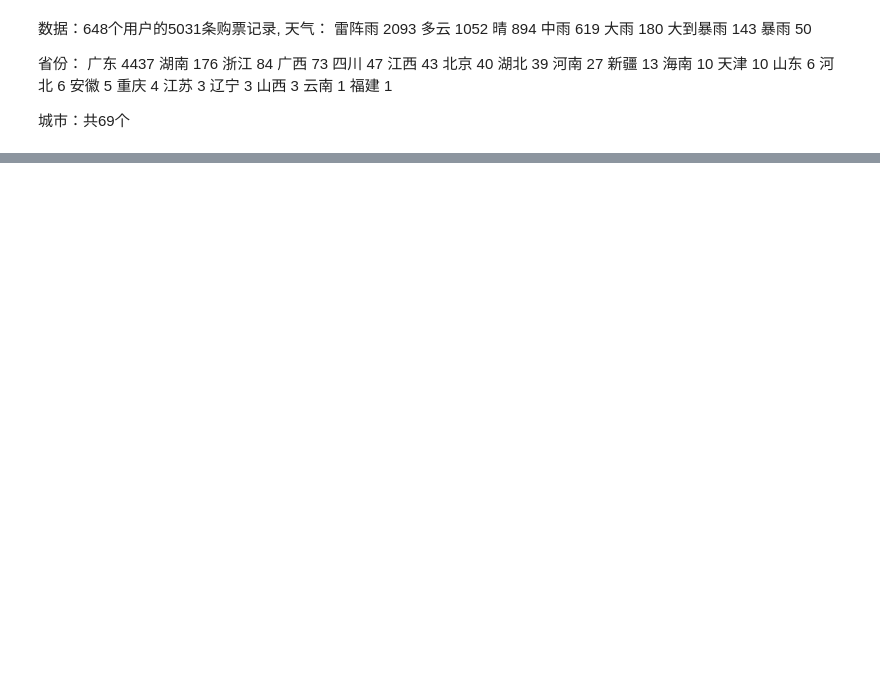
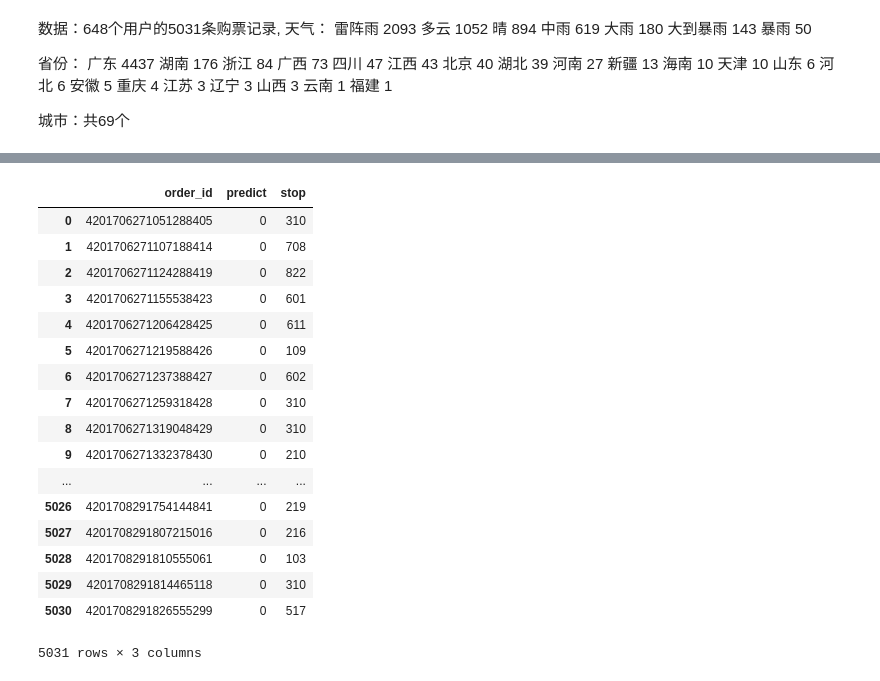
Before and after one commit to Akirara/GraduationDesign, a Jupyter notebook: manuscript.ipynb, the cells around one changed output, grey strips where cells are left out. Drawn from its saved outputs; the diff is of its cells as text; code cells hidden in the pictures; blank space fills up the shorter version.

```diff
--- a/manuscript.ipynb
+++ b/manuscript.ipynb
@@ -123,0 +156,35 @@ trade_record
+# %%
+def get_result(data):
+    tmp = []
+    for name, df in data.groupby('order_id'):
+        index = df['predict'].idxmax()
+        tmp.append([name, df['predict'][index], df['stop'][index]])
+    res = pd.DataFrame()
+    res = res.append(tmp)
+    res.rename(columns={0:'order_id', 1:'predict', 2:'stop'}, inplace=True)
+    return res
+# %%
+data['predict'] = 0
+# %%
+res = get_result(data)
+# %%
+res
+# %% [output]
+|  | order_id | predict | stop |
+| 0 | 4201706271051288405 | 0 | 310 |
+| 1 | 4201706271107188414 | 0 | 708 |
+| 2 | 4201706271124288419 | 0 | 822 |
+| 3 | 4201706271155538423 | 0 | 601 |
+| 4 | 4201706271206428425 | 0 | 611 |
+| 5 | 4201706271219588426 | 0 | 109 |
+| 6 | 4201706271237388427 | 0 | 602 |
+| 7 | 4201706271259318428 | 0 | 310 |
+| 8 | 4201706271319048429 | 0 | 310 |
+| 9 | 4201706271332378430 | 0 | 210 |
+| ... | ... | ... | ... |
+| 5026 | 4201708291754144841 | 0 | 219 |
+| 5027 | 4201708291807215016 | 0 | 216 |
+| 5028 | 4201708291810555061 | 0 | 103 |
+| 5029 | 4201708291814465118 | 0 | 310 |
+| 5030 | 4201708291826555299 | 0 | 517 |
+5031 rows × 3 columns
```
Also changed, not shown: parts of 3 cells of this notebook, 1 other file.
